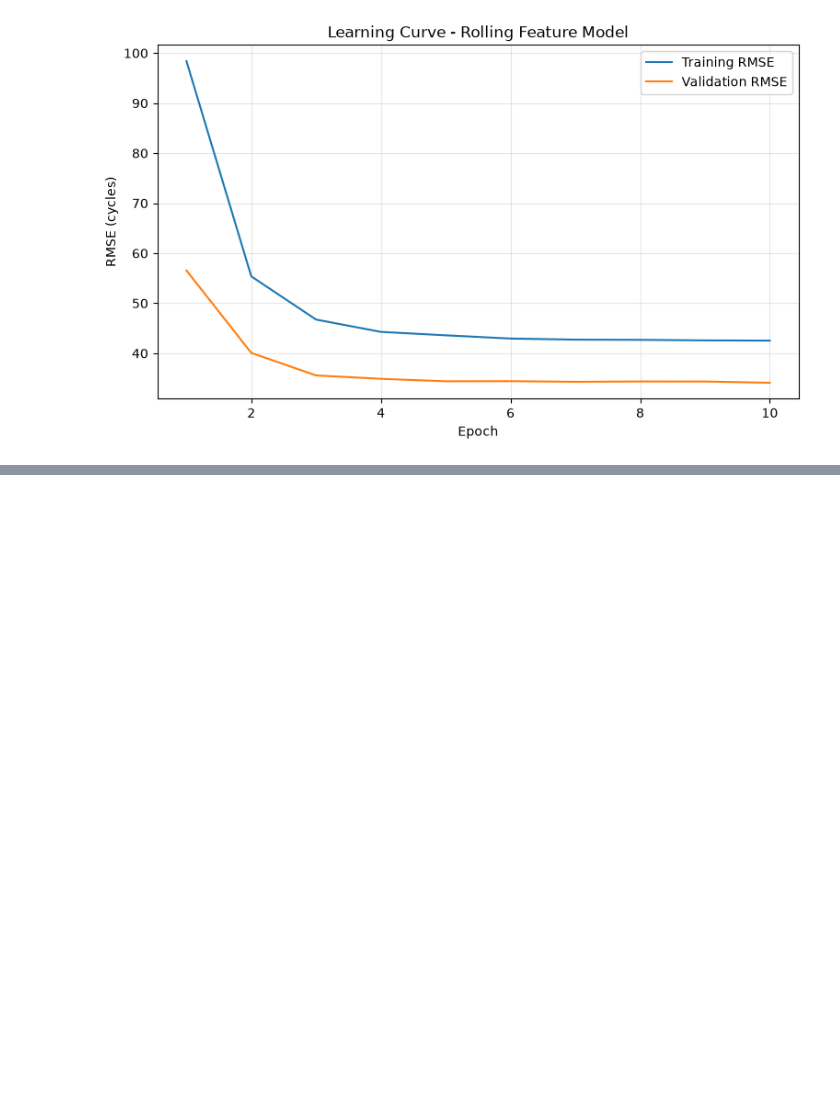
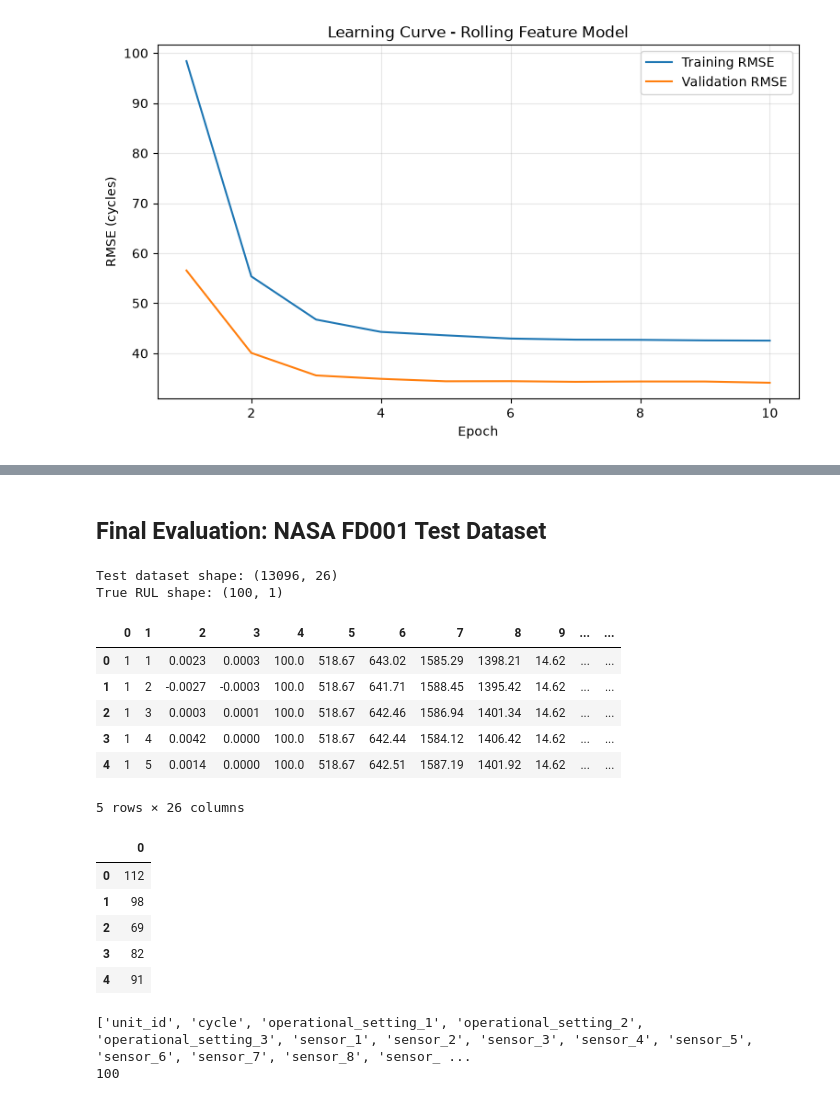
Before and after one commit to Blessingxv/predictive-maintenance-rul, a Jupyter notebook: notebooks/03_feature_engineering.ipynb, the cells around one changed output, grey strips where cells are left out. Saved outputs shown, nothing was run; the diff lists cells and outputs as text; code cells hidden in the pictures; blank space fills up the shorter version.

```diff
--- a/notebooks/03_feature_engineering.ipynb
+++ b/notebooks/03_feature_engineering.ipynb
@@ -442,0 +703,54 @@ plt.show()
+# %% [markdown]
+## Final Evaluation: NASA FD001 Test Dataset
+# %%
+# Load the official NASA FD001 test dataset.
+test_df = pd.read_csv(
+    "../data/raw/test_FD001.txt",
+    sep = r"\s+",
+    header = None
+)
+
+# Load the true remaining useful life values.
+true_rul = pd.read_csv(
+    "../data/raw/RUL_FD001.txt",
+    sep = r"\s+",
+    header = None
+)
+
+# Inspect the dimensions.
+print("Test dataset shape:", test_df.shape)
+print("True RUL shape:", true_rul.shape)
+
+# Preview the first five rows.
+display(test_df.head())
+display(true_rul.head())
+# %% [output]
+Test dataset shape: (13096, 26)
+True RUL shape: (100, 1)
+|  | 0 | 1 | 2 | 3 | 4 | 5 | 6 | 7 | 8 | 9 | ... | ... |
+| 0 | 1 | 1 | 0.0023 | 0.0003 | 100.0 | 518.67 | 643.02 | 1585.29 | 1398.21 | 14.62 | ... | ... |
+| 1 | 1 | 2 | -0.0027 | -0.0003 | 100.0 | 518.67 | 641.71 | 1588.45 | 1395.42 | 14.62 | ... | ... |
+| 2 | 1 | 3 | 0.0003 | 0.0001 | 100.0 | 518.67 | 642.46 | 1586.94 | 1401.34 | 14.62 | ... | ... |
+| 3 | 1 | 4 | 0.0042 | 0.0000 | 100.0 | 518.67 | 642.44 | 1584.12 | 1406.42 | 14.62 | ... | ... |
+| 4 | 1 | 5 | 0.0014 | 0.0000 | 100.0 | 518.67 | 642.51 | 1587.19 | 1401.92 | 14.62 | ... | ... |
+5 rows × 26 columns
+|  | 0 |
+| 0 | 112 |
+| 1 | 98 |
+| 2 | 69 |
+| 3 | 82 |
+| 4 | 91 |
+# %%
+test_df.columns = (
+    ["unit_id", "cycle"]
+    + [f"operational_setting_{i}" for i in range(1, 4)]
+    + [f"sensor_{i}" for i in range(1, 22)]
+)
+
+true_rul.columns = ["RUL"]
+
+print(test_df.columns.tolist())
+print(test_df["unit_id"].nunique())
+# %% [output]
+['unit_id', 'cycle', 'operational_setting_1', 'operational_setting_2', 'operational_setting_3', 'sensor_1', 'sensor_2', 'sensor_3', 'sensor_4', 'sensor_5', 'sensor_6', 'sensor_7', 'sensor_8', 'sensor_ ...
+100
```
Also changed, not shown: parts of 32 cells of this notebook, 3 other files.
